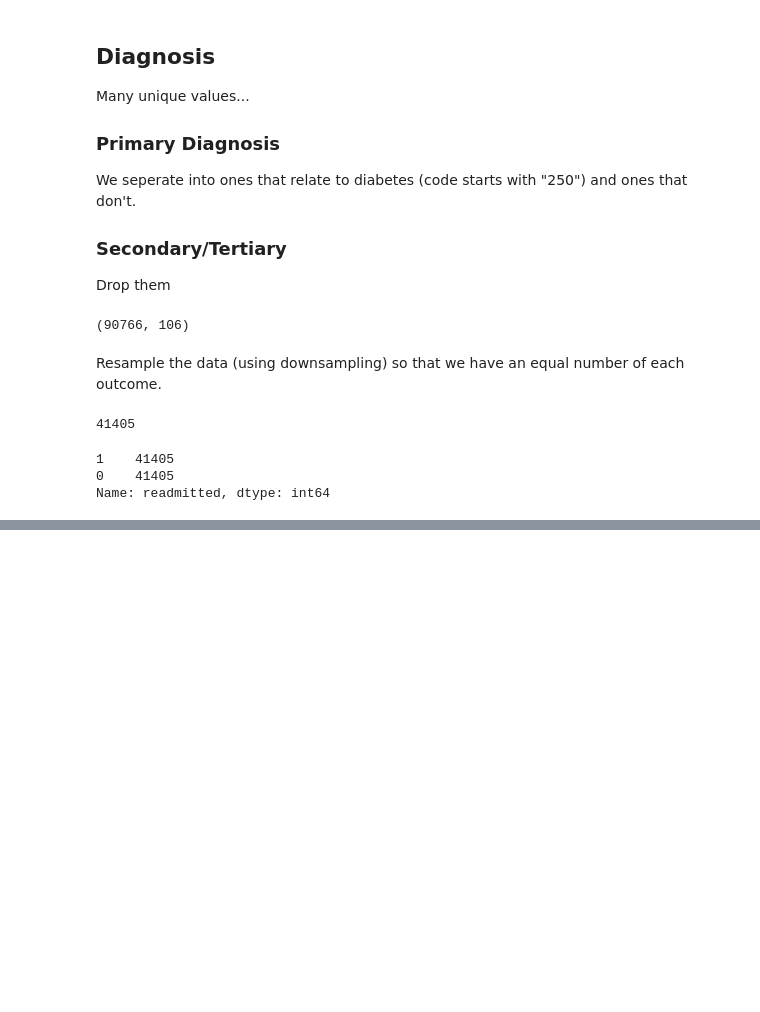
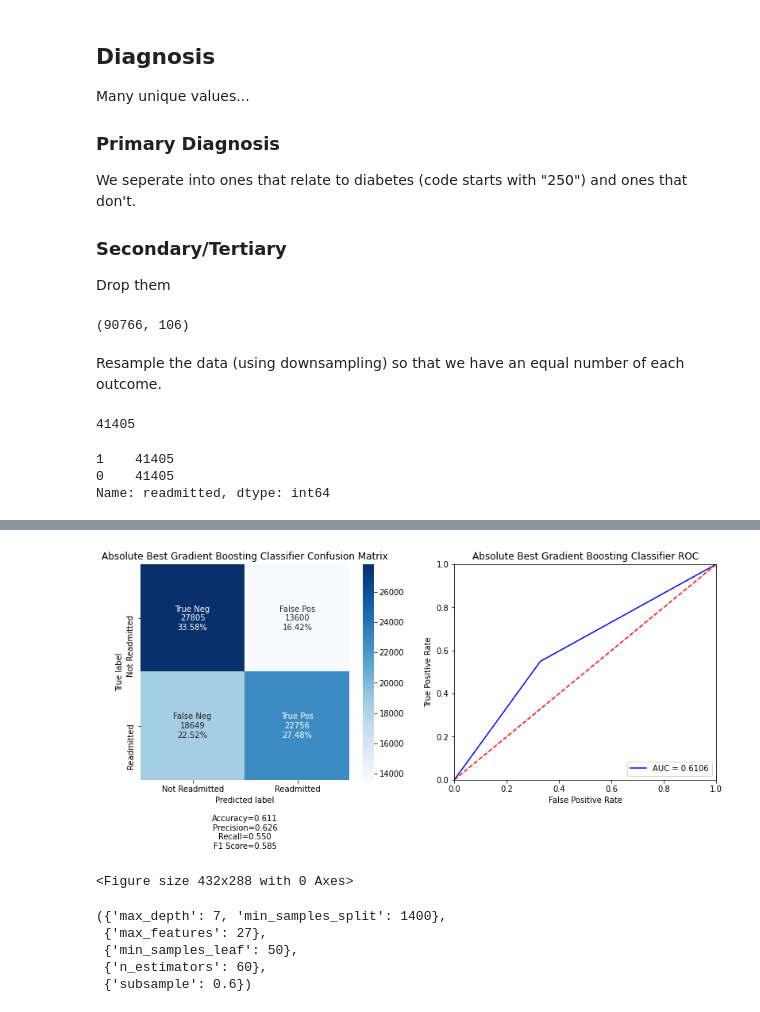
Before and after one commit to gavinmcclelland/CISC451, a Jupyter notebook: a2/code/patient_readmission.ipynb, the cells around one changed output, grey strips where cells are left out. Saved outputs shown, nothing was run; the diff lists cells and outputs as text; code cells hidden in the pictures; blank space fills up the shorter version.

```diff
--- a/a2/code/patient_readmission.ipynb
+++ b/a2/code/patient_readmission.ipynb
@@ -436,0 +471,14 @@ validate_model(selected_model, x, y, 'Improved Gradient Boosting Classifier', gr
+# %%
+crazy_tuned_model = GradientBoostingClassifier(learning_rate=0.005, n_estimators=25*n_trees, min_samples_split=split, max_depth=depth, min_samples_leaf=leaf, max_features=features, subsample=subsample, random_state=10)
+validate_model(expensive_tuned_model, x, y, 'Best Tuned Gradient Boosting Classifier', group_names=group_names, categories=categories)
+# %% [output]
+[figure, added]
+<Figure size 432x288 with 0 Axes>
+# %%
+depth_split_test.best_params_, features_test.best_params_, leaf_test.best_params_, n_trees_search.best_params_, subsample_test.best_params_
+# %% [output]
+({'max_depth': 7, 'min_samples_split': 1400},
+ {'max_features': 27},
+ {'min_samples_leaf': 50},
+ {'n_estimators': 60},
+ {'subsample': 0.6})
```
Also changed, not shown: parts of 14 cells of this notebook, 2 other files.
